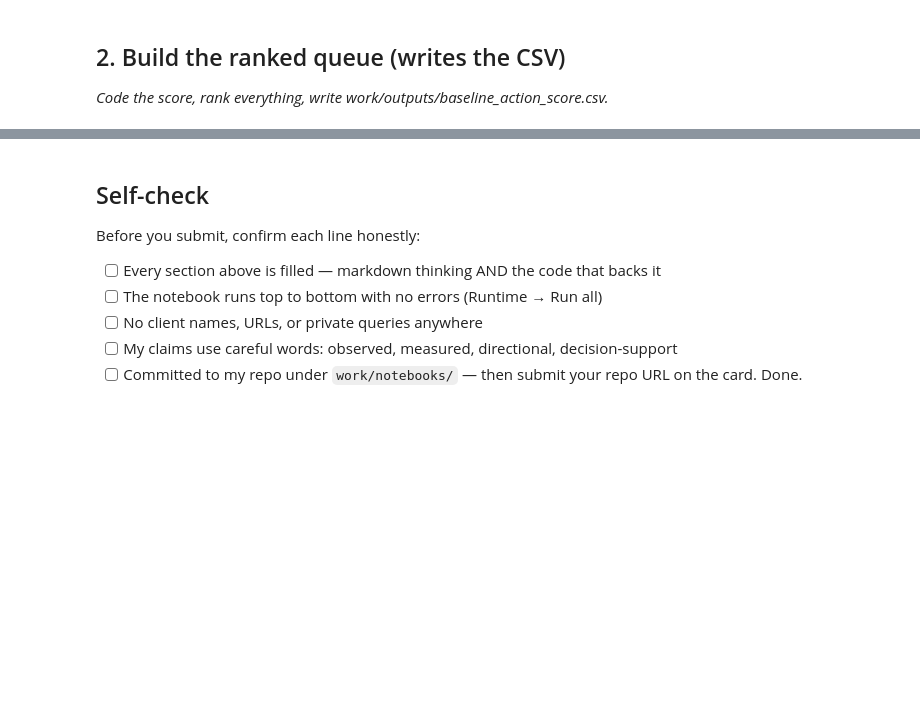
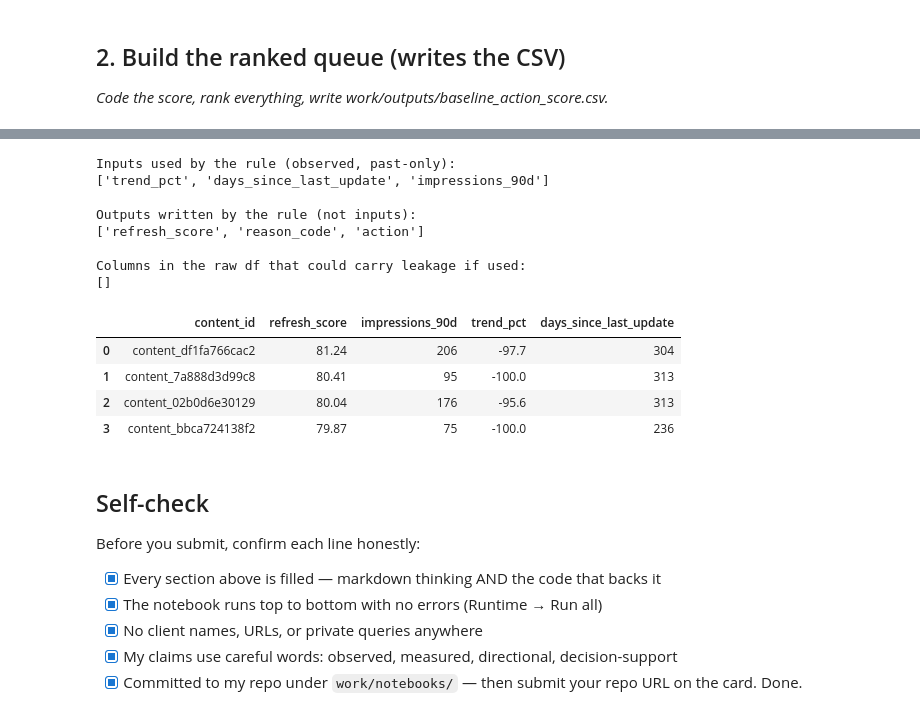
Before and after one commit to Softwareguy786/ML_INTERNSHIP_01, a Jupyter notebook: work/notebooks/w04_baseline_score.ipynb, the cells around one changed output, grey strips where cells are left out. Drawn from its saved outputs; the diff is of its cells as text; code cells hidden in the pictures; blank space fills up the shorter version.

```diff
--- a/work/notebooks/w04_baseline_score.ipynb
+++ b/work/notebooks/w04_baseline_score.ipynb
@@ -37,10 +258,42 @@ This skeleton is yours to fill. Work the sections **in order** — each one has
+# %%
+# Confirm no leakage: list the exact columns used as inputs by the rule
+print("Inputs used by the rule (observed, past-only):")
+print(["trend_pct", "days_since_last_update", "impressions_90d"])
+
+print("\nOutputs written by the rule (not inputs):")
+print(["refresh_score", "reason_code", "action"])
+
+print("\nColumns in the raw df that could carry leakage if used:")
+print([c for c in df.columns if 'flag' in c.lower() or 'label' in c.lower()])
+
+# Verify weak picks are the ones we identified
+weak_ids = ['content_df1fa766cac2', 'content_7a888d3d99c8',
+            'content_02b0d6e30129', 'content_bbca724138f2']
+weak = queue[queue['content_id'].isin(weak_ids)][
+    ['content_id', 'refresh_score', 'impressions_90d', 'trend_pct', 'days_since_last_update']
+]
+weak.reset_index(drop=True)
+# %% [output]
+Inputs used by the rule (observed, past-only):
+['trend_pct', 'days_since_last_update', 'impressions_90d']
+
+Outputs written by the rule (not inputs):
+['refresh_score', 'reason_code', 'action']
+
+Columns in the raw df that could carry leakage if used:
+[]
+|  | content_id | refresh_score | impressions_90d | trend_pct | days_since_last_update |
+| 0 | content_df1fa766cac2 | 81.24 | 206 | -97.7 | 304 |
+| 1 | content_7a888d3d99c8 | 80.41 | 95 | -100.0 | 313 |
+| 2 | content_02b0d6e30129 | 80.04 | 176 | -95.6 | 313 |
+| 3 | content_bbca724138f2 | 79.87 | 75 | -100.0 | 236 |
 # %% [markdown]
 ## Self-check
 
 Before you submit, confirm each line honestly:
 
-- [ ] Every section above is filled — markdown thinking AND the code that backs it
-- [ ] The notebook runs top to bottom with no errors (Runtime → Run all)
-- [ ] No client names, URLs, or private queries anywhere
-- [ ] My claims use careful words: observed, measured, directional, decision-support
-- [ ] Committed to my repo under `work/notebooks/` — then submit your repo URL on the card. Done.
+- [x] Every section above is filled — markdown thinking AND the code that backs it
+- [x] The notebook runs top to bottom with no errors (Runtime → Run all)
+- [x] No client names, URLs, or private queries anywhere
+- [x] My claims use careful words: observed, measured, directional, decision-support
+- [x] Committed to my repo under `work/notebooks/` — then submit your repo URL on the card. Done.
```
Also changed, not shown: parts of 17 cells of this notebook.
